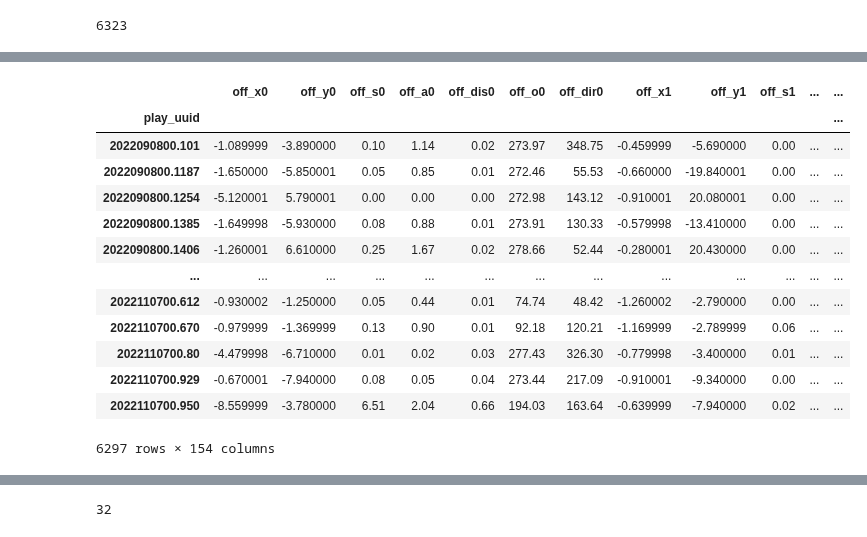
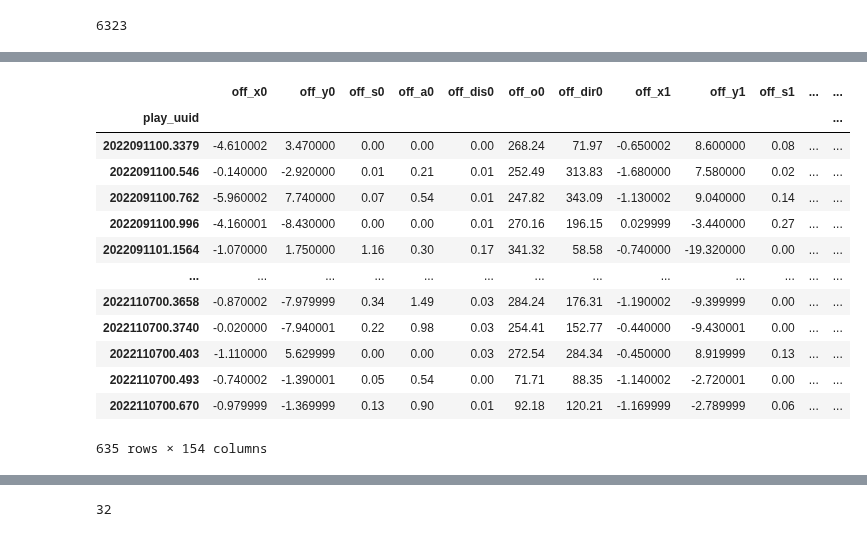
Before and after one commit to rfe123/umn_data_project_004, a Jupyter notebook: nfl_data_sqlite_processing.ipynb, the cells around one changed output, grey strips where cells are left out. Drawn from its saved outputs; the diff is of its cells as text; code cells hidden in the pictures.

```diff
--- a/nfl_data_sqlite_processing.ipynb
+++ b/nfl_data_sqlite_processing.ipynb
@@ -588,2 +600,2 @@ len(snap_ids)
 # %%
-snap_ids = [snap_id for snap_id in snap_ids if snap_id in plays_df.index]
+snap_ids = [snap_id for snap_id in snap_ids if snap_id in third_down_plays_df.index]
@@ -639,7 +708,7 @@ team_frames_dict = []
 
 for play_id in snap_ids:
     snap_frame = ball_snap_df.loc[(ball_snap_df['play_uuid'] == play_id)]
-    play = plays_df.loc[play_id]
+    play = third_down_plays_df.loc[play_id]
     frame_dict = {'play_uuid': play_id}
 
     #print(f"{play_id}: {play['possessionTeam']} {play['defensiveTeam']}")
@@ -751,7 +829,7 @@ relative_frames_dict = []
 
 for play_id in snap_ids:
     snap_frame = ball_snap_df.loc[(ball_snap_df['play_uuid'] == play_id)]
-    play = plays_df.loc[play_id]
+    play = third_down_plays_df.loc[play_id]
     frame_dict = {'play_uuid': play_id}
 
     ball_position = snap_frame.loc[(snap_frame['club'] == 'football')].reset_index()
@@ -760,42 +838,42 @@ for play_id in snap_ids:
         play_direction = ball_position.iloc[0]['playDirection']
 
         off_players = snap_frame.loc[(snap_frame['club'] == play['possessionTeam'])]
         def_players = snap_frame.loc[(snap_frame['club'] == play['defensiveTeam'])]
 
         for i in range(len(off_players)):
             frame_dict['off_x' + str(i)] = get_relative_coord(play_direction, 'x', off_players.iloc[i], ball_position.iloc[0])
             frame_dict['off_y' + str(i)] = get_relative_coord(play_direction, 'y', off_players.iloc[i], ball_position.iloc[0])
             frame_dict['off_s' + str(i)] = off_players.iloc[i]['s']
             frame_dict['off_a' + str(i)] = off_players.iloc[i]['a']
             frame_dict['off_dis' + str(i)] = off_players.iloc[i]['dis']
             frame_dict['off_o' + str(i)] = off_players.iloc[i]['o']
             frame_dict['off_dir' + str(i)] = off_players.iloc[i]['dir']
 
         for j in range(len(def_players)):
             frame_dict['def_x' + str(j)] = get_relative_coord(play_direction, 'x', def_players.iloc[i], ball_position.iloc[0])
             frame_dict['def_y' + str(j)] = get_relative_coord(play_direction, 'y', def_players.iloc[i], ball_position.iloc[0])
             frame_dict['def_s' + str(j)] = def_players.iloc[j]['s']
             frame_dict['def_a' + str(j)] = def_players.iloc[j]['a']
             frame_dict['def_dis' + str(j)] = def_players.iloc[j]['dis']
             frame_dict['def_o' + str(j)] = def_players.iloc[j]['o']
             frame_dict['def_dir' + str(j)] = def_players.iloc[j]['dir']
 
         relative_frames_dict.append(frame_dict)
 
 relative_frames_df = pd.DataFrame(relative_frames_dict).set_index('play_uuid').dropna()
 relative_frames_df
 # %% [output]
 |  | off_x0 | off_y0 | off_s0 | off_a0 | off_dis0 | off_o0 | off_dir0 | off_x1 | off_y1 | off_s1 | ... | ... |
 | play_uuid |  |  |  |  |  |  |  |  |  |  |  | ... |
-| 2022090800.101 | -1.089999 | -3.890000 | 0.10 | 1.14 | 0.02 | 273.97 | 348.75 | -0.459999 | -5.690000 | 0.00 | ... | ... |
-| 2022090800.1187 | -1.650000 | -5.850001 | 0.05 | 0.85 | 0.01 | 272.46 | 55.53 | -0.660000 | -19.840001 | 0.00 | ... | ... |
-| 2022090800.1254 | -5.120001 | 5.790001 | 0.00 | 0.00 | 0.00 | 272.98 | 143.12 | -0.910001 | 20.080001 | 0.00 | ... | ... |
-| 2022090800.1385 | -1.649998 | -5.930000 | 0.08 | 0.88 | 0.01 | 273.91 | 130.33 | -0.579998 | -13.410000 | 0.00 | ... | ... |
-| 2022090800.1406 | -1.260001 | 6.610000 | 0.25 | 1.67 | 0.02 | 278.66 | 52.44 | -0.280001 | 20.430000 | 0.00 | ... | ... |
+| 2022091100.3379 | -4.610002 | 3.470000 | 0.00 | 0.00 | 0.00 | 268.24 | 71.97 | -0.650002 | 8.600000 | 0.08 | ... | ... |
+| 2022091100.546 | -0.140000 | -2.920000 | 0.01 | 0.21 | 0.01 | 252.49 | 313.83 | -1.680000 | 7.580000 | 0.02 | ... | ... |
+| 2022091100.762 | -5.960002 | 7.740000 | 0.07 | 0.54 | 0.01 | 247.82 | 343.09 | -1.130002 | 9.040000 | 0.14 | ... | ... |
+| 2022091100.996 | -4.160001 | -8.430000 | 0.00 | 0.00 | 0.01 | 270.16 | 196.15 | 0.029999 | -3.440000 | 0.27 | ... | ... |
+| 2022091101.1564 | -1.070000 | 1.750000 | 1.16 | 0.30 | 0.17 | 341.32 | 58.58 | -0.740000 | -19.320000 | 0.00 | ... | ... |
 | ... | ... | ... | ... | ... | ... | ... | ... | ... | ... | ... | ... | ... |
-| 2022110700.612 | -0.930002 | -1.250000 | 0.05 | 0.44 | 0.01 | 74.74 | 48.42 | -1.260002 | -2.790000 | 0.00 | ... | ... |
+| 2022110700.3658 | -0.870002 | -7.979999 | 0.34 | 1.49 | 0.03 | 284.24 | 176.31 | -1.190002 | -9.399999 | 0.00 | ... | ... |
+| 2022110700.3740 | -0.020000 | -7.940001 | 0.22 | 0.98 | 0.03 | 254.41 | 152.77 | -0.440000 | -9.430001 | 0.00 | ... | ... |
+| 2022110700.403 | -1.110000 | 5.629999 | 0.00 | 0.00 | 0.03 | 272.54 | 284.34 | -0.450000 | 8.919999 | 0.13 | ... | ... |
+| 2022110700.493 | -0.740002 | -1.390001 | 0.05 | 0.54 | 0.00 | 71.71 | 88.35 | -1.140002 | -2.720001 | 0.00 | ... | ... |
 | 2022110700.670 | -0.979999 | -1.369999 | 0.13 | 0.90 | 0.01 | 92.18 | 120.21 | -1.169999 | -2.789999 | 0.06 | ... | ... |
-| 2022110700.80 | -4.479998 | -6.710000 | 0.01 | 0.02 | 0.03 | 277.43 | 326.30 | -0.779998 | -3.400000 | 0.01 | ... | ... |
-| 2022110700.929 | -0.670001 | -7.940000 | 0.08 | 0.05 | 0.04 | 273.44 | 217.09 | -0.910001 | -9.340000 | 0.00 | ... | ... |
-| 2022110700.950 | -8.559999 | -3.780000 | 6.51 | 2.04 | 0.66 | 194.03 | 163.64 | -0.639999 | -7.940000 | 0.02 | ... | ... |
-6297 rows × 154 columns
+635 rows × 154 columns
```
Also changed, not shown: parts of 25 cells of this notebook, 6 other files.
